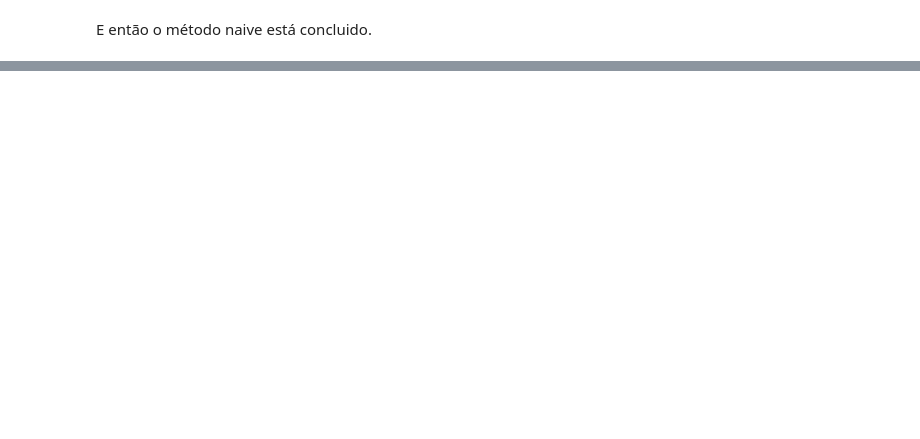
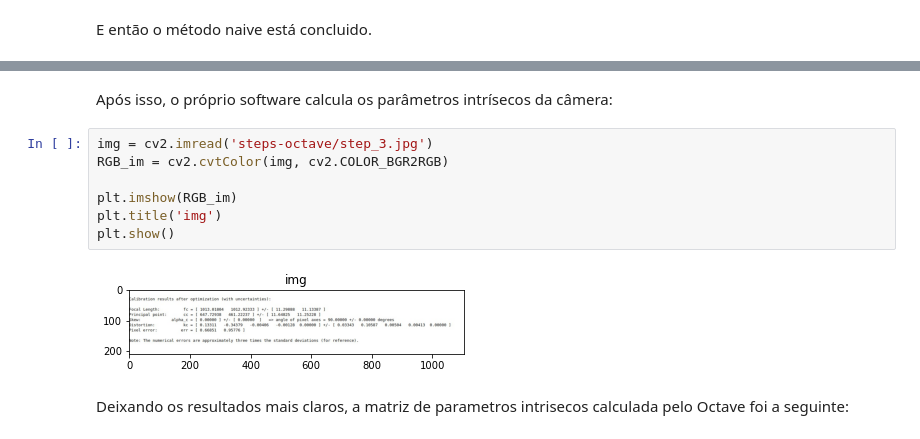
Before and after one commit to luiz-couto/camera-calibration, a Jupyter notebook: camera-calibration.ipynb, the cells around one changed output, grey strips where cells are left out. Drawn from its saved outputs; the diff is of its cells as text; blank space fills up the shorter version.

```diff
--- a/camera-calibration.ipynb
+++ b/camera-calibration.ipynb
@@ -118,0 +164,13 @@ E então o método naive está concluido.
+# %% [markdown]
+Após isso, o próprio software calcula os parâmetros intrísecos da câmera:
+# %%
+img = cv2.imread('steps-octave/step_3.jpg')
+RGB_im = cv2.cvtColor(img, cv2.COLOR_BGR2RGB)
+
+plt.imshow(RGB_im)
+plt.title('img')
+plt.show()
+# %% [output]
+[figure, added]
+# %% [markdown]
+Deixando os resultados mais claros, a matriz de parametros intrisecos calculada pelo Octave foi a seguinte:
```
Also changed, not shown: parts of 15 cells of this notebook, 15 other files.
